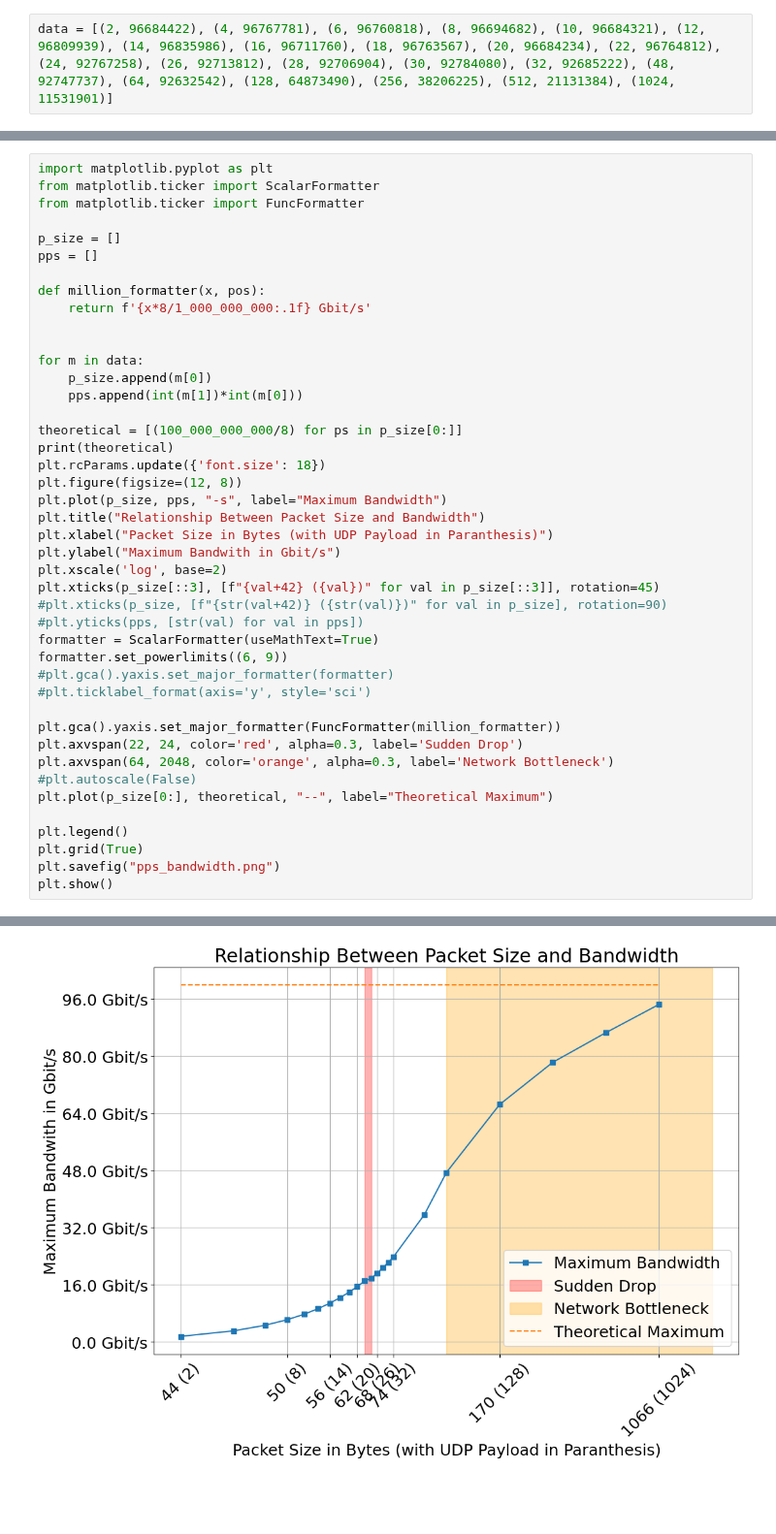
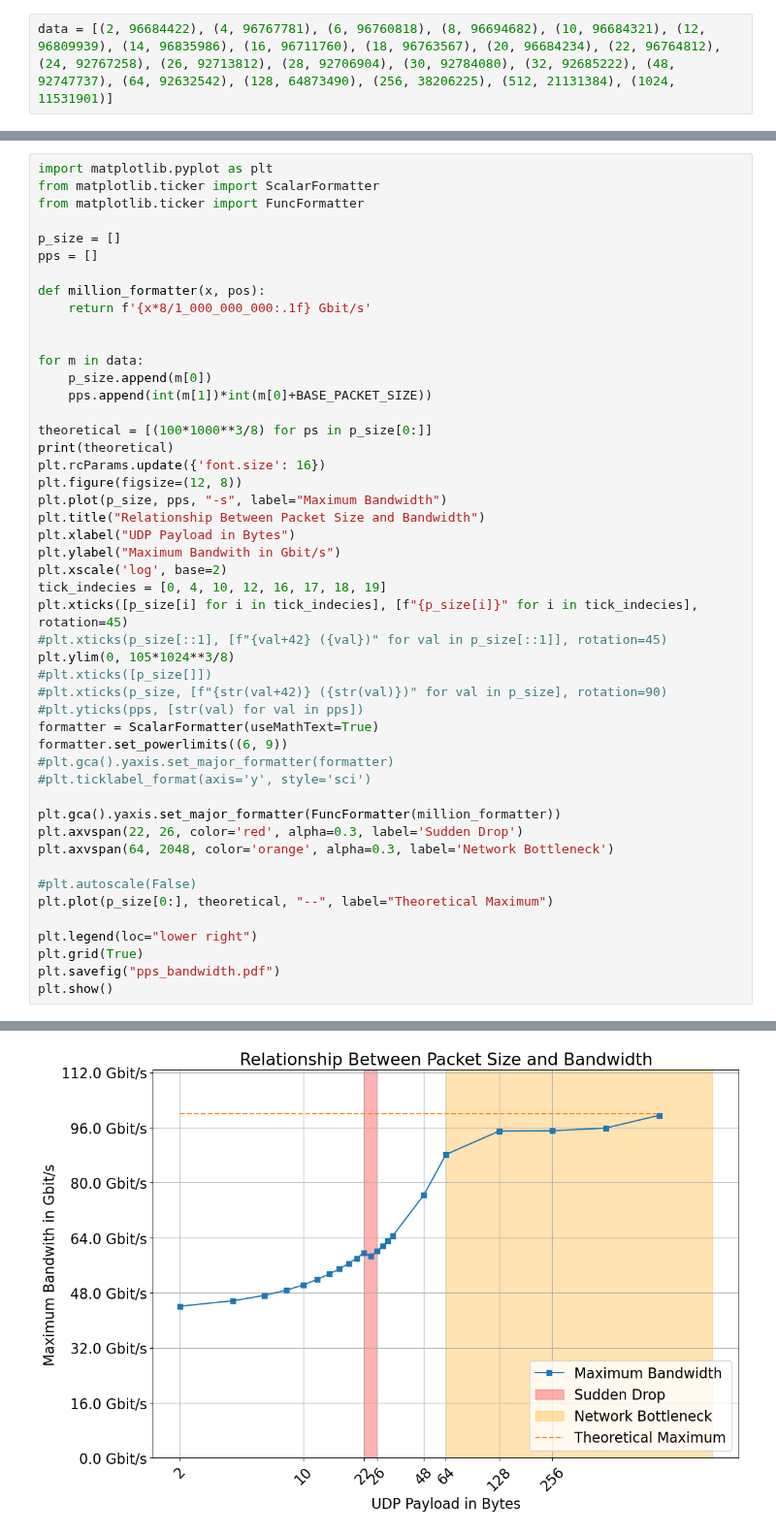
Before and after one commit to gespel/Bachelorarbeit, a Jupyter notebook: notebooks/paper.ipynb, the cells around one changed output, grey strips where cells are left out. Shown at 97% size. Saved outputs shown, nothing was run; the diff lists cells and outputs as text; blank space fills up the shorter version.

```diff
--- a/notebooks/paper.ipynb
+++ b/notebooks/paper.ipynb
@@ -57,42 +73,47 @@ pps = []
 
 def million_formatter(x, pos):
     return f'{x*8/1_000_000_000:.1f} Gbit/s'
 
 
 for m in data:
     p_size.append(m[0])
-    pps.append(int(m[1])*int(m[0]))
+    pps.append(int(m[1])*int(m[0]+BASE_PACKET_SIZE))
 
-theoretical = [(100_000_000_000/8) for ps in p_size[0:]]
+theoretical = [(100*1000**3/8) for ps in p_size[0:]]
 print(theoretical)
-plt.rcParams.update({'font.size': 18})
+plt.rcParams.update({'font.size': 16})
 plt.figure(figsize=(12, 8))
 plt.plot(p_size, pps, "-s", label="Maximum Bandwidth")
 plt.title("Relationship Between Packet Size and Bandwidth")
-plt.xlabel("Packet Size in Bytes (with UDP Payload in Paranthesis)")
+plt.xlabel("UDP Payload in Bytes")
 plt.ylabel("Maximum Bandwith in Gbit/s")
 plt.xscale('log', base=2)
-plt.xticks(p_size[::3], [f"{val+42} ({val})" for val in p_size[::3]], rotation=45)
+tick_indecies = [0, 4, 10, 12, 16, 17, 18, 19]
+plt.xticks([p_size[i] for i in tick_indecies], [f"{p_size[i]}" for i in tick_indecies], rotation=45)
+#plt.xticks(p_size[::1], [f"{val+42} ({val})" for val in p_size[::1]], rotation=45)
+plt.ylim(0, 105*1024**3/8)
+#plt.xticks([p_size[]])
 #plt.xticks(p_size, [f"{str(val+42)} ({str(val)})" for val in p_size], rotation=90)
 #plt.yticks(pps, [str(val) for val in pps])
 formatter = ScalarFormatter(useMathText=True)
 formatter.set_powerlimits((6, 9))
 #plt.gca().yaxis.set_major_formatter(formatter)
 #plt.ticklabel_format(axis='y', style='sci')
 
 plt.gca().yaxis.set_major_formatter(FuncFormatter(million_formatter))
-plt.axvspan(22, 24, color='red', alpha=0.3, label='Sudden Drop')
+plt.axvspan(22, 26, color='red', alpha=0.3, label='Sudden Drop')
 plt.axvspan(64, 2048, color='orange', alpha=0.3, label='Network Bottleneck')
+
 #plt.autoscale(False)
 plt.plot(p_size[0:], theoretical, "--", label="Theoretical Maximum")
 
-plt.legend()
+plt.legend(loc="lower right")
 plt.grid(True)
-plt.savefig("pps_bandwidth.png")
+plt.savefig("pps_bandwidth.pdf")
 plt.show()
 # %% [output]
 [12500000000.0, 12500000000.0, 12500000000.0, 12500000000.0, 12500000000.0, 12500000000.0, 12500000000.0, 12500000000.0, 12500000000.0, 12500000000.0, 12500000000.0, 12500000000.0, 12500000000.0, 1250 ...
-[figure, old version]
+[figure, new version]
 # %%
 def delta(data):
     return [(i[0] - i[1])/1000 for i in data]
```
Also changed, not shown: parts of 2 cells of this notebook, 5 other files.
